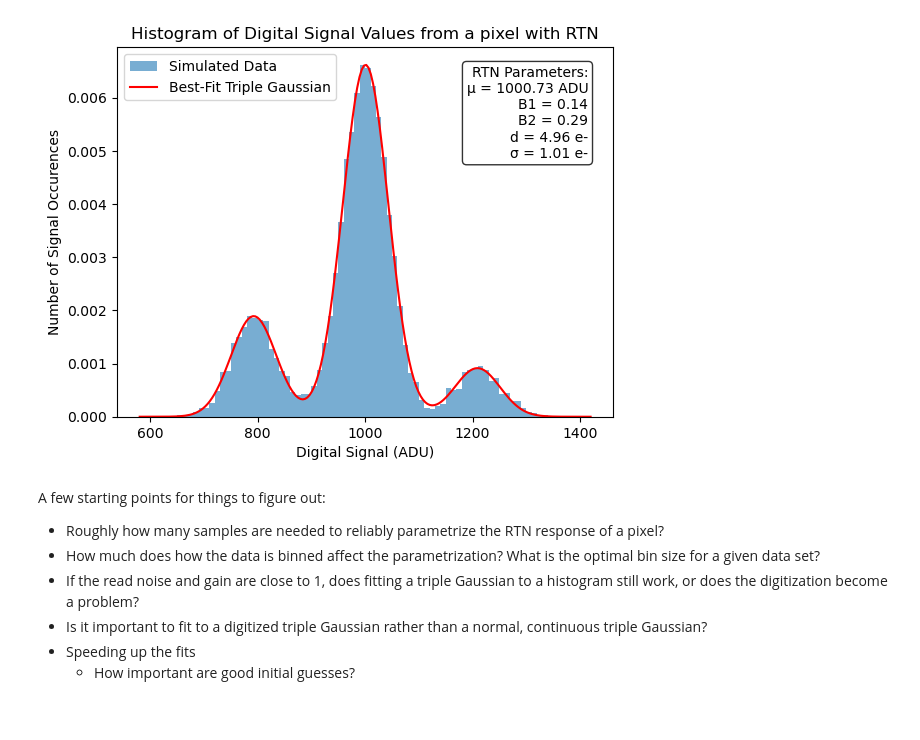
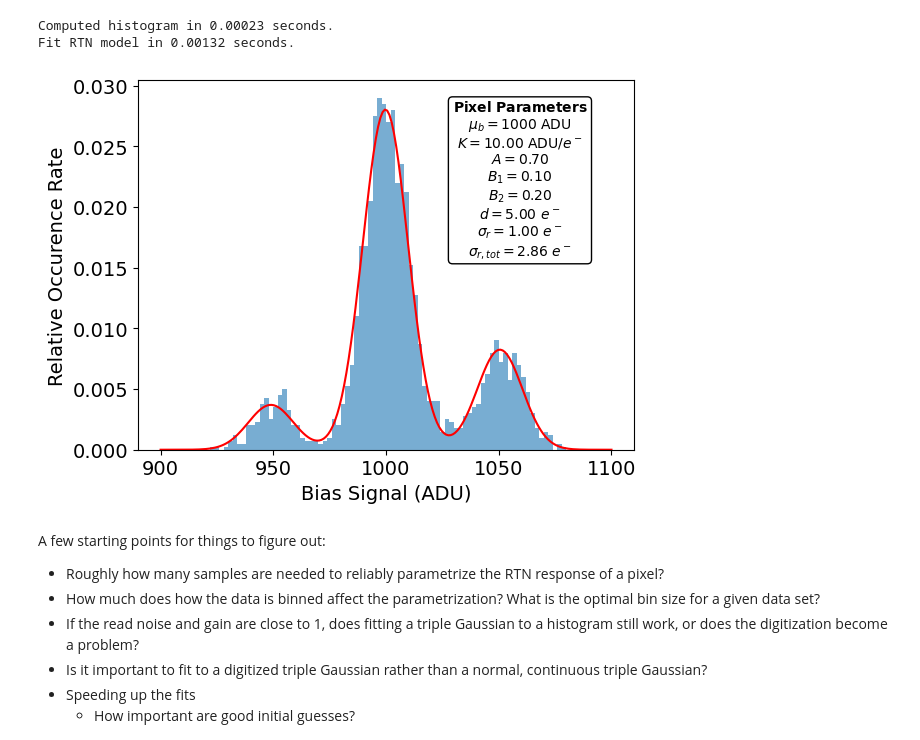
Before and after one commit to ChrisLayden/RTN-corrector, a Jupyter notebook: Test Code/fit_testing.ipynb, the cells around one changed output. Saved outputs shown, nothing was run; the diff lists cells and outputs as text; code cells hidden in the pictures; blank space fills up the shorter version.

```diff
--- a/Test Code/fit_testing.ipynb
+++ b/Test Code/fit_testing.ipynb
@@ -38,10 +38,10 @@ def get_signal_vals(sigma_r, delta_x, A, B, lam, size=1):
     signal_vals[first_peak_indices] = np.random.normal(loc=0, scale=sigma_r, size=len(first_peak_indices))
     # For elements between A and A+B, sample from first shifted Gaussian
     second_peak_indices = np.where((bias_rand_vals >= A) & (bias_rand_vals < A + B))[0]
-    signal_vals[second_peak_indices] = np.random.normal(loc=delta_x, scale=sigma_r, size=len(second_peak_indices))
+    signal_vals[second_peak_indices] = np.random.normal(loc=-delta_x, scale=sigma_r, size=len(second_peak_indices))
     # For elements greater than A+B, sample from second shifted Gaussian
     third_peak_indices = np.where(bias_rand_vals >= A + B)[0]
-    signal_vals[third_peak_indices] = np.random.normal(loc=-delta_x, scale=sigma_r, size=len(third_peak_indices))
+    signal_vals[third_peak_indices] = np.random.normal(loc=delta_x, scale=sigma_r, size=len(third_peak_indices))
     # Add lam Poisson-distributed noise
     signal_vals += np.random.poisson(lam, size)
     return signal_vals, second_peak_indices, third_peak_indices
@@ -72,11 +72,17 @@ def rtn_triple_gaussian(x, mu, A, B1, B2, d, sigma):
 # ZZZ haven't finished writing or testing this function
 def fit_pixel_rtn(pixel_data, initial_guesses):
     # Fit the histogram of pixel data to the RTN triple Gaussian model.
+    t0 = time.time()
     counts, bin_edges = np.histogram(pixel_data, bins=50, density=True)
+    t1 = time.time()
+    print(f"Computed histogram in {t1 - t0:.5f} seconds.")
     bin_centers = (bin_edges[:-1] + bin_edges[1:]) / 2
     p0 = initial_guesses
+    t2 = time.time()
     try:
         popt, pcov = curve_fit(rtn_triple_gaussian, bin_centers, counts, p0=p0)
+        t3 = time.time()
+        print(f"Fit RTN model in {t3 - t2:.5f} seconds.")
         mu_fit, A_fit, B1_fit, B2_fit, d_fit, sigma_fit = popt
         return mu_fit, A_fit, B1_fit, B2_fit, d_fit, sigma_fit
     except RuntimeError:
@@ -87,37 +93,43 @@ delta_x = 5
 A = 0.7
 B = 0.1
 lam = 0
-samples = 10000
-gain = 42
+samples = 2000
+gain = 10
 bias_level = 1000
-bin_size = 10
+bin_size = 2
 # %%
 test_array = get_signal_vals(sigma_r=sigma_r, delta_x=delta_x, A=A, B=B, lam=lam, size=samples)[0]
 digital_test_array = get_digital_signal_vals(test_array, gain=gain, bias_level=bias_level)
+sigma_r_tot = np.std(digital_test_array) / gain
 bins = np.arange(bias_level - 2 * delta_x * gain, bias_level + 2 * delta_x * gain + 1, bin_size)
-plt.hist(digital_test_array, bins=bins, label='Simulated Data', alpha=0.6, density=True)
+# Make text font size 14
+plt.rcParams.update({'font.size': 14})
+plt.hist(digital_test_array, bins=bins, label='Simulated data', alpha=0.6, density=True)
 fit_params = fit_pixel_rtn(digital_test_array, initial_guesses=[bias_level, 0.6, 0.2, 0.2, delta_x * gain, sigma_r * gain])
-B1 = fit_params[2] / fit_params[1]
-B2 = fit_params[3] / fit_params[1]
 x_fit = np.linspace(bias_level - 2 * delta_x * gain, bias_level + 2 * delta_x * gain, 200)
 y_fit = rtn_triple_gaussian(x_fit, *fit_params)
-plt.plot(x_fit, y_fit, 'r-', label='Best-Fit Triple Gaussian')
-# Put fit parameters on plot
-param_text = (f"RTN Parameters:\n"
-              f"μ = {fit_params[0]:.2f} ADU\n"
-              f"B1 = {B1:.2f}\n"
-              f"B2 = {B2:.2f}\n"
-              f"d = {fit_params[4] / gain:.2f} e-\n"
-              f"σ = {fit_params[5] / gain:.2f} e-")
-plt.text(0.95, 0.95, param_text, transform=plt.gca().transAxes, fontsize=10,
-         verticalalignment='top', horizontalalignment='right', bbox=dict(boxstyle='round', facecolor='white', alpha=0.8))
-plt.legend()
-plt.xlabel('Digital Signal (ADU)')
-plt.ylabel('Number of Signal Occurences')
-plt.title('Histogram of Digital Signal Values from a pixel with RTN')
+plt.plot(x_fit, y_fit, 'r-', label='Fit triple Gaussian')
+# Put fit parameters on plot. Make "RTN Parameters:" bold
+param_text = (r"$\bf{Pixel\ Parameters}$" f"\n"
+              rf"$\mu_b =${bias_level:d} ADU" f"\n"
+              rf"$K =${gain:.2f} ADU/$e^-$" f"\n"
+              rf"$A =${A:.2f}" f"\n"
+              rf"$B_1 =${B:.2f}" f"\n"
+              rf"$B_2 =${1-A-B:.2f}" f"\n"
+              rf"$d =${delta_x:.2f} $e^-$" f"\n"
+              rf"$\sigma_r =${sigma_r:.2f} $e^-$" f"\n"
+              r"$\sigma_{r, tot} =" f"${sigma_r_tot:.2f} $e^-$")
+plt.text(0.77, 0.95, param_text, transform=plt.gca().transAxes, fontsize=10,
+         verticalalignment='top', horizontalalignment='center', bbox=dict(boxstyle='round', facecolor='white'))
+# plt.legend(fontsize=11)
+plt.xlabel('Bias Signal (ADU)')
+plt.ylabel('Relative Occurence Rate')
+# plt.title('Histogram of Digital Signal Values from a pixel with RTN')
 plt.show()
 # %% [output]
+Computed histogram in 0.00023 seconds.
+Fit RTN model in 0.00132 seconds.
-[figure, old version]
+[figure, new version]
 # %% [markdown]
 A few starting points for things to figure out:
 - Roughly how many samples are needed to reliably parametrize the RTN response of a pixel?
```
Also changed, not shown: 4 other files.
